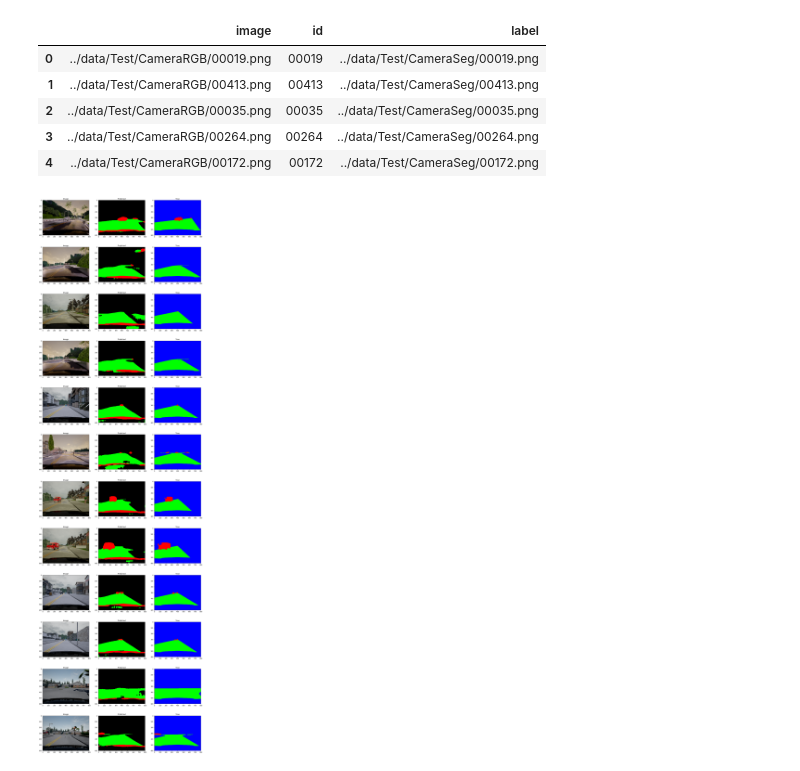
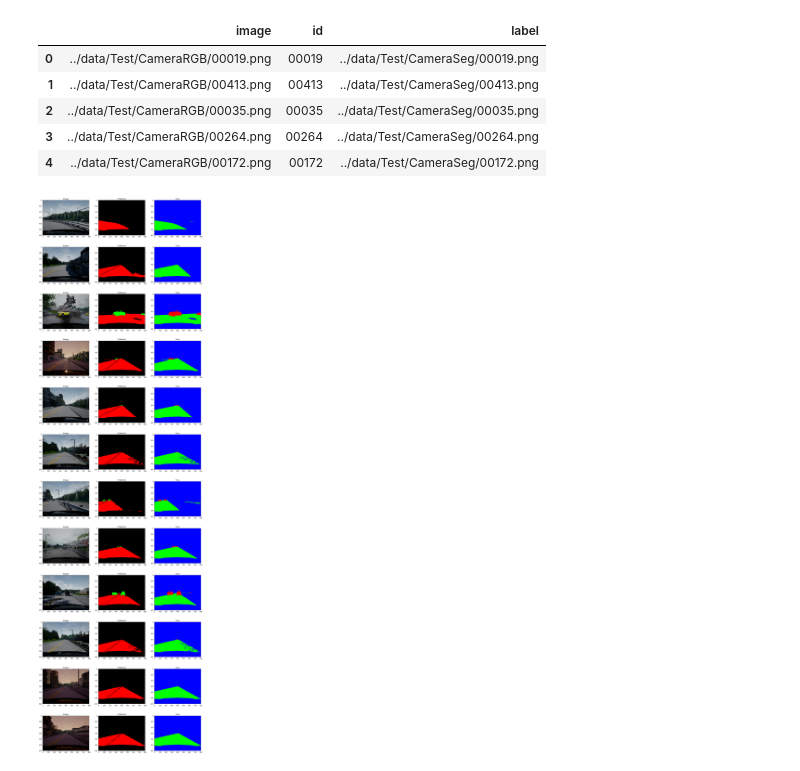
Before and after one commit to iamfaisalkhan/udacity-lyft-challenge, a Jupyter notebook: notebooks/inference_visualizer.ipynb, the cells around one changed output. Drawn from its saved outputs; the diff is of its cells as text; code cells hidden in the pictures.

```diff
--- a/notebooks/inference_visualizer.ipynb
+++ b/notebooks/inference_visualizer.ipynb
@@ -44,25 +32,41 @@ model = load_model('../saved_models/segnet/model_saved.h5')
+# %%
+from models.segnet import model_segnetVGG16
+from models.segnet import model_segnet
+from models.segnet_custom_layers import MaxPoolingWithArgmax2D, MaxUnpooling2D
+
+
+from train import jaccard_distance_loss
+
+model = load_model('../saved_models/segnet_full/model_saved.h5',
+                   {'MaxPoolingWithArgmax2D': MaxPoolingWithArgmax2D,
+                    'MaxUnpooling2D' : MaxUnpooling2D
+                   })
 # %%
+from keras.applications.vgg16 import preprocess_input
+
 sample_rows = 12
 fig, m_axs = plt.subplots(sample_rows, 3, figsize = (20, 6*sample_rows))
-for (ax1, ax2, ax3), (_, c_row) in zip(m_axs, test_df.sample(sample_rows).iterrows()):
-    c_img = imread(c_row['image'])
+for (ax1, ax2, ax3), (_, c_row) in zip(m_axs, train_df.sample(sample_rows).iterrows()):
+    c_img = imread(c_row['image']).astype(np.float64)
+    r_rgb_img = imread(c_row['image'])
+    c_img = preprocess_input(c_img)
     p_img = model.predict(np.expand_dims(cv2.resize(c_img, (480, 480)), 0))[0]
     p_img = p_img.argmax(axis=2)
 
-    binary_car_result = cv2.resize((p_img == 1).astype(np.uint8), (800, 600))
-    binary_road_result = cv2.resize((p_img == 0).astype(np.uint8), (800, 600))
+    binary_car_result = cv2.resize((p_img == 0).astype(np.uint8), (800, 600))
+    binary_road_result = cv2.resize((p_img == 1).astype(np.uint8), (800, 600))
     output_lbl = np.zeros((600, 800, 3))
     output_lbl[:, :, 0] = binary_road_result
     output_lbl[:, : , 1] = binary_car_result
 
     l_img = imread(c_row['label'])
     l_img = preprocess_label(l_img)
 
-    ax1.imshow(c_img)
+    ax1.imshow(r_rgb_img)
     ax1.set_title('Image')
     ax2.imshow(output_lbl)
     ax2.set_title('Predicted')
     ax3.imshow(l_img*255)
     ax3.set_title('True')
 # %% [output]
-[figure, old version]
+[figure, new version]
```
Also changed, not shown: parts of 2 cells of this notebook, 20 other files.
